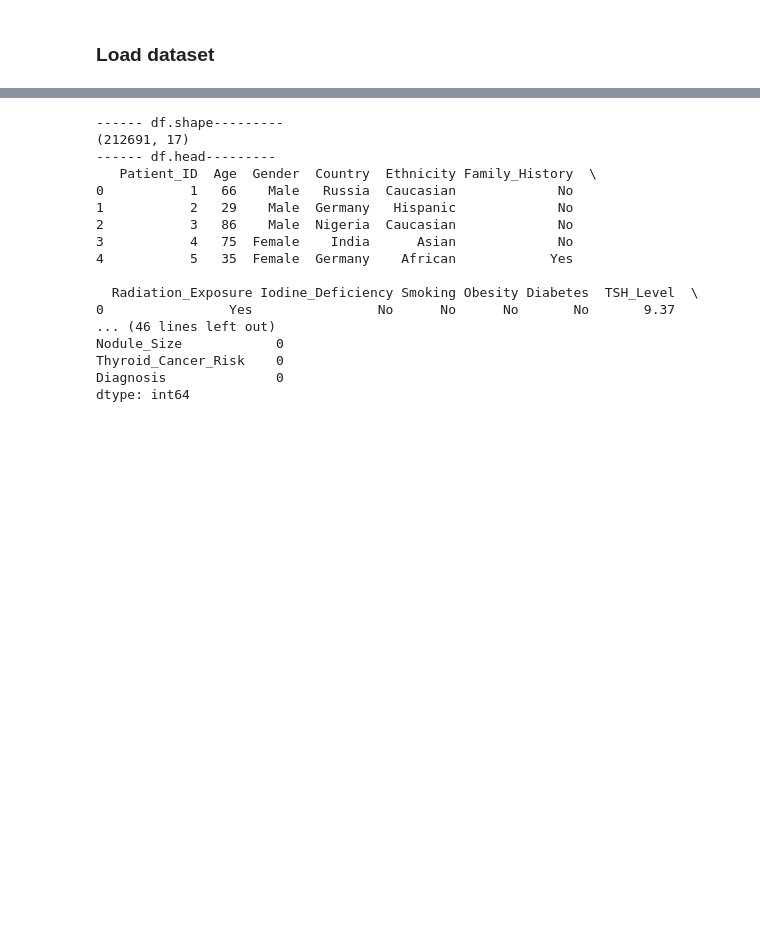
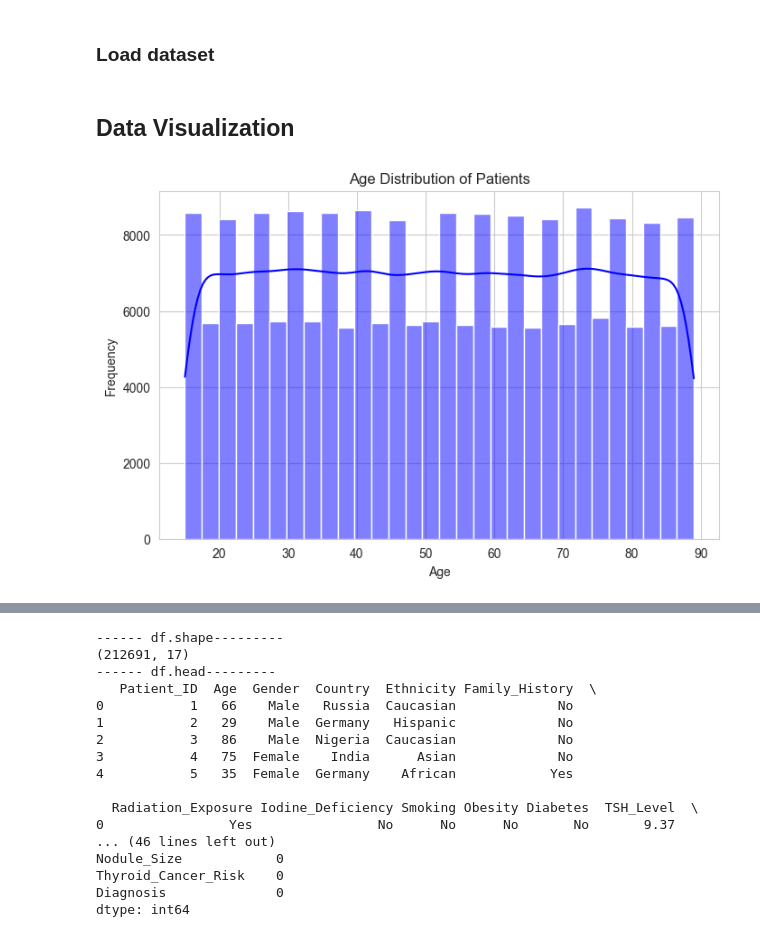
Before and after one commit to Jdhwang98/thyroid-cancer-prediction, a Jupyter notebook: thyroid_cancer_risk.ipynb, the cells around one changed output, grey strips where cells are left out. Saved outputs shown, nothing was run; the diff lists cells and outputs as text; code cells hidden in the pictures; blank space fills up the shorter version.

Commit message:
data visualization

```diff
--- a/thyroid_cancer_risk.ipynb
+++ b/thyroid_cancer_risk.ipynb
@@ -28,3 +28,17 @@ from sklearn.linear_model import LinearRegression
 from sklearn.linear_model import LogisticRegression
 # %%
 df = pd.read_csv('thyroid_cancer_risk_data.csv')
+# %% [markdown]
+## Data Visualization
+# %%
+sns.set_style("whitegrid")
+# %%
+# age and frequency
+plt.figure(figsize=(8, 5))
+sns.histplot(df["Age"], kde=True, bins = 30, color="blue")
+plt.title("Age Distribution of Patients")
+plt.xlabel("Age")
+plt.ylabel("Frequency")
+plt.show()
+# %% [output]
+[figure, added]
```
Also changed, not shown: parts of 2 cells of this notebook.
